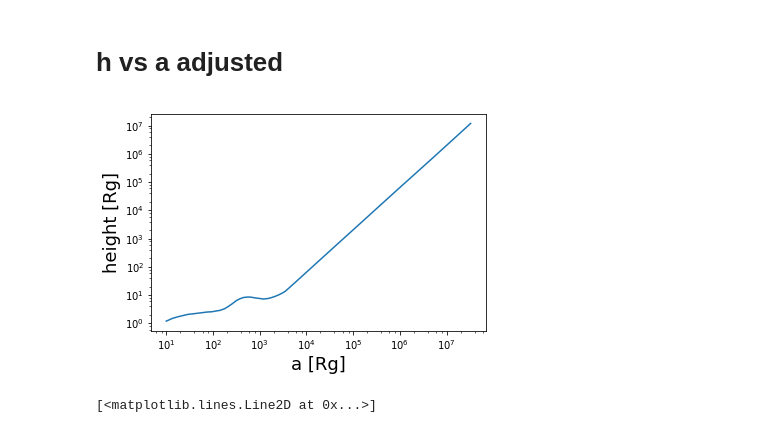
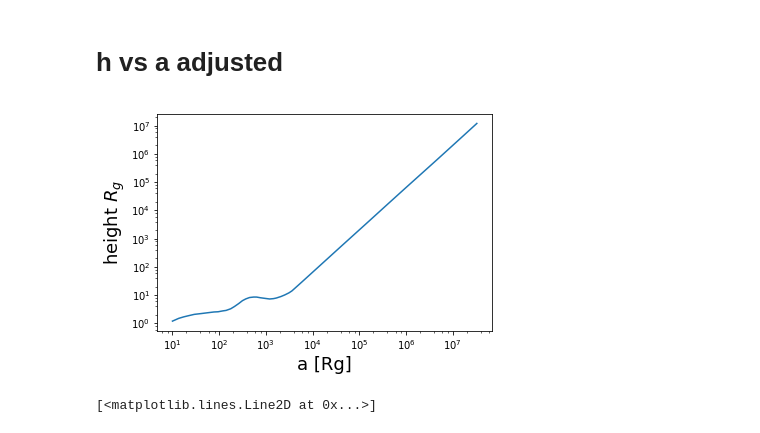
Before and after one commit to gfabj/Summer_Research_Project, a Jupyter notebook: SG_Model.ipynb, the cells around one changed output. Saved outputs shown, nothing was run; the diff lists cells and outputs as text; code cells hidden in the pictures.

```diff
--- a/SG_Model.ipynb
+++ b/SG_Model.ipynb
@@ -50,16 +50,16 @@ velocity = (c/distance)**(1/2.0)*10**(-3)
 # %%
 logPlot = plt.gca()
 logPlot.loglog(distance_in_rg,height)
 plt.xlabel('a [Rg]',fontsize=18)
-plt.ylabel('height [Rg]',fontsize=18)
+plt.ylabel('height $R_g$',fontsize=18)
 #plt.plot([2.55675200e+00,  4.50238131e+01], [ 5.97419825e-01,1.63274396e+00], c='r')
 #plt.plot([4.50238131e+01,1.14109211e+02], [1.63274396e+00,4.09214110e+00], c='y')
 #plt.plot([1.14109211e+02,3.69555994e+02], [4.09214110e+00, 3.73721635e+00 ], c='g')
 #plt.plot([3.69555994e+02,9.16892670e+02],[4.09214110e+00,6.98714721e+00], color='orange')
 #plt.plot([9.16892670e+02,8.32494014e+06],[6.98714721e+00, 6.01085228e+06], c='b' )
 plt.savefig('hovera.png', dpi=300, bbox_inches='tight')
 # %% [output]
-[figure, old version]
+[figure, new version]
 # %%
 logPlot = plt.gca()
 logPlot.loglog([2.55675200e+00,  4.50238131e+01], [ 5.97419825e-01,1.63274396e+00], c='r')
```
Also changed, not shown: parts of 8 cells of this notebook.
